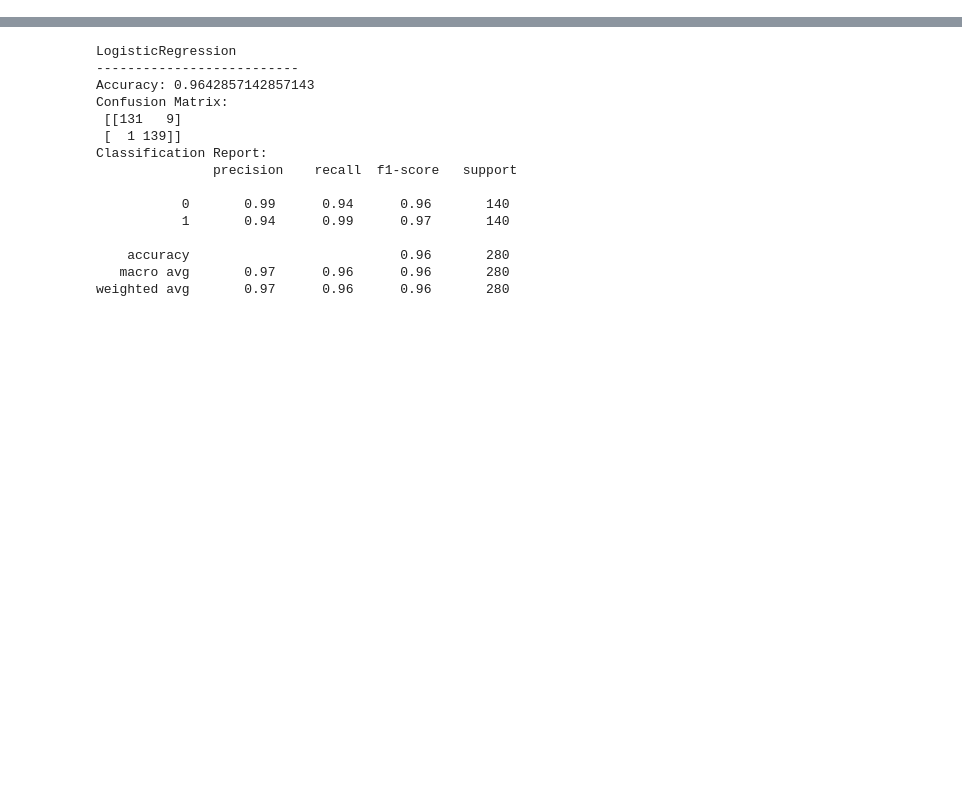
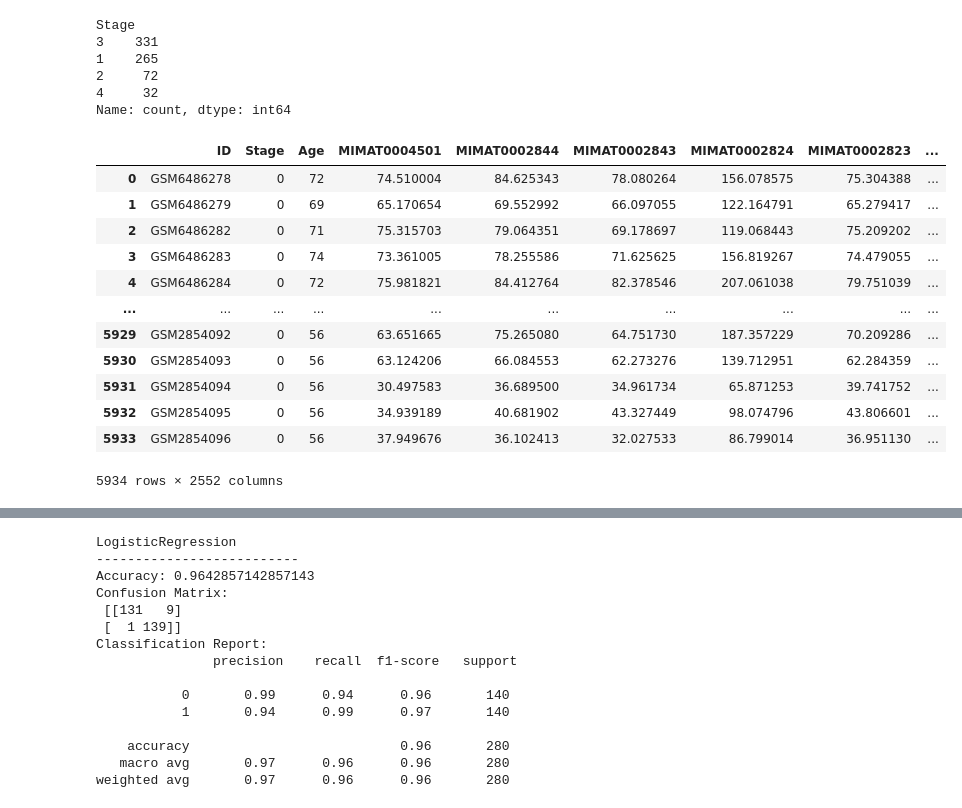
Before and after one commit to zhrsaghaie/OvarianCancer_Project, a Jupyter notebook: 5.2 - binary classification.ipynb, the cells around one changed output, grey strips where cells are left out. Cells and saved outputs as stored; diff of their text form; code cells hidden in the pictures; blank space fills up the shorter version.

```diff
--- a/5.2 - binary classification.ipynb
+++ b/5.2 - binary classification.ipynb
@@ -14,0 +10,26 @@ ov_lable = pd.DataFrame({'Stage': [1] * 700})
+# %%
+ov, ov_lable = data.get_raw_OV_data()
+none_cancer = data.get_raw_non_cancer_data()
+# %% [output]
+Stage
+3    331
+1    265
+2     72
+4     32
+Name: count, dtype: int64
+# %%
+none_cancer
+# %% [output]
+|  | ID | Stage | Age | MIMAT0004501 | MIMAT0002844 | MIMAT0002843 | MIMAT0002824 | MIMAT0002823 | ... |
+| 0 | GSM6486278 | 0 | 72 | 74.510004 | 84.625343 | 78.080264 | 156.078575 | 75.304388 | ... |
+| 1 | GSM6486279 | 0 | 69 | 65.170654 | 69.552992 | 66.097055 | 122.164791 | 65.279417 | ... |
+| 2 | GSM6486282 | 0 | 71 | 75.315703 | 79.064351 | 69.178697 | 119.068443 | 75.209202 | ... |
+| 3 | GSM6486283 | 0 | 74 | 73.361005 | 78.255586 | 71.625625 | 156.819267 | 74.479055 | ... |
+| 4 | GSM6486284 | 0 | 72 | 75.981821 | 84.412764 | 82.378546 | 207.061038 | 79.751039 | ... |
+| ... | ... | ... | ... | ... | ... | ... | ... | ... | ... |
+| 5929 | GSM2854092 | 0 | 56 | 63.651665 | 75.265080 | 64.751730 | 187.357229 | 70.209286 | ... |
+| 5930 | GSM2854093 | 0 | 56 | 63.124206 | 66.084553 | 62.273276 | 139.712951 | 62.284359 | ... |
+| 5931 | GSM2854094 | 0 | 56 | 30.497583 | 36.689500 | 34.961734 | 65.871253 | 39.741752 | ... |
+| 5932 | GSM2854095 | 0 | 56 | 34.939189 | 40.681902 | 43.327449 | 98.074796 | 43.806601 | ... |
+| 5933 | GSM2854096 | 0 | 56 | 37.949676 | 36.102413 | 32.027533 | 86.799014 | 36.951130 | ... |
+5934 rows × 2552 columns
```
Also changed, not shown: parts of 9 cells of this notebook, 23 other files.
